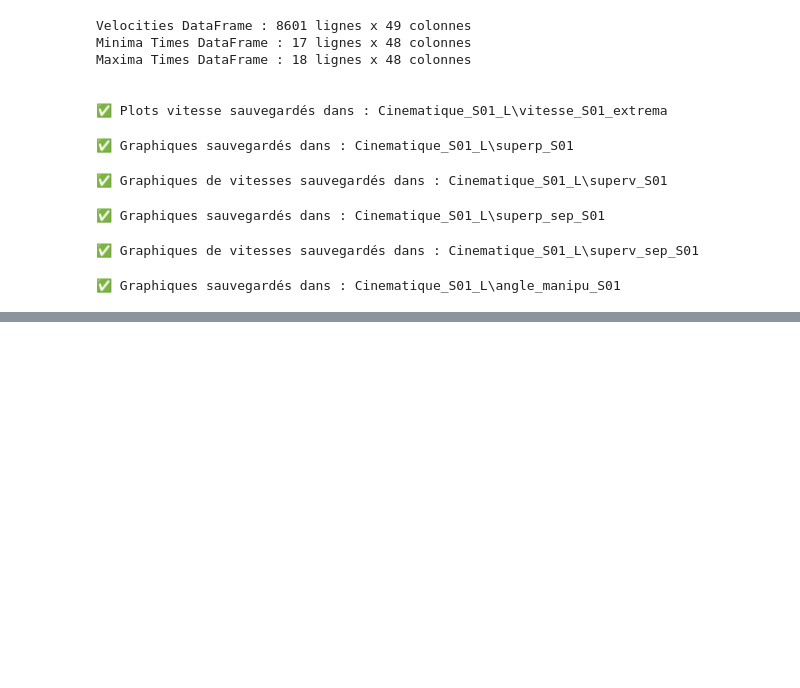
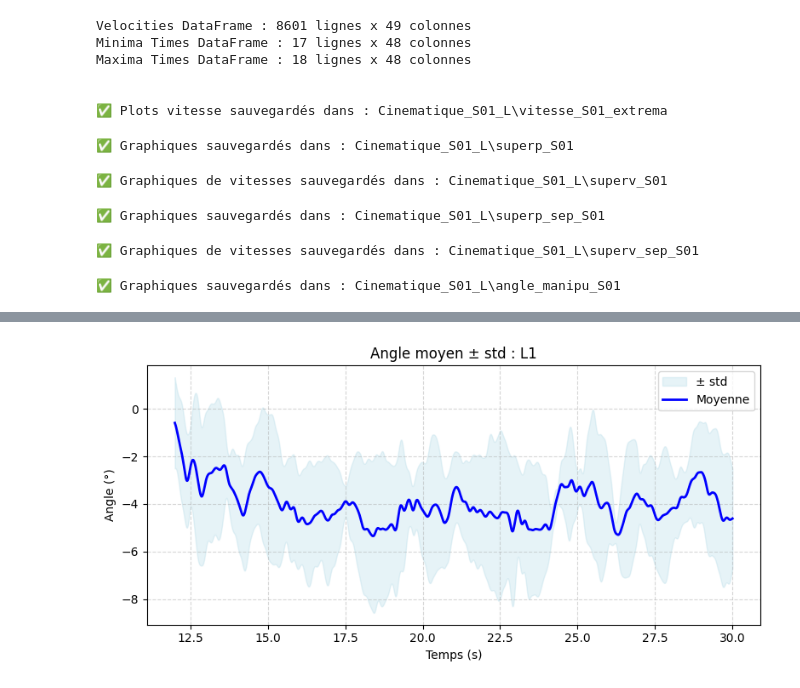
Before and after one commit to cyriac1205/Projet-4-en-G-nie-biom-dical, a Jupyter notebook: S01_L.ipynb, the cells around one changed output, grey strips where cells are left out. Cells and saved outputs as stored; diff of their text form; code cells hidden in the pictures; blank space fills up the shorter version.

```diff
--- a/S01_L.ipynb
+++ b/S01_L.ipynb
@@ -930,3 +930,84 @@ for base in bases:
 print(f"\n✅ Graphiques sauvegardés dans : {dossier_save}")
 # %% [output]
 ✅ Graphiques sauvegardés dans : Cinematique_S01_L\angle_manipu_S01
+# %%
+import numpy as np
+import pandas as pd
+import matplotlib.pyplot as plt
+import re
+
+# -----------------------
+# Définir la fenêtre de temps
+# -----------------------
+t_min_plot = 12
+t_max_plot = 30
+print(f"Fenêtre de temps pour le plot : {t_min_plot:.2f} → {t_max_plot:.2f} s")
+
+# -----------------------
+# Extraire les bases disponibles
+# -----------------------
+bases = sorted([c.split("_center")[0] for c in df_angle_base.columns if "_center_X" in c])
+
+def extract_L(base_name):
+    """Extrait L1, L2, ... du nom de base"""
+    m = re.search(r"(L\d+)", base_name)
+    return m.group(1) if m else "UNKNOWN"
+
+# -----------------------
+# Recalculer les angles dans la fenêtre de temps
+# -----------------------
+angle_dict = {}
+time_full = df_angle_base["Time"].values
+time_mask = (time_full >= t_min_plot) & (time_full <= t_max_plot)
+time_plot = time_full[time_mask]
+
+for base in bases:
+    cx = df_angle_base[f"{base}_center_X"].values[time_mask]
+    cy = df_angle_base[f"{base}_center_Y"].values[time_mask]
+    top_x = df_angle_base[f"{base}_top_X"].values[time_mask]
+    top_y = df_angle_base[f"{base}_top_Y"].values[time_mask]
+
+    vx = top_x - cx
+    vy = top_y - cy
+    angle = -np.degrees(np.arctan2(vx, vy))
+
+    angle_dict[base] = angle
+
+# -----------------------
+# Créer DataFrame long
+# -----------------------
+df_long = pd.DataFrame({
+    "Time": np.tile(time_plot, len(bases)),
+    "base": np.repeat(bases, len(time_plot)),
+    "angle": np.concatenate([angle_dict[b] for b in bases])
+})
+df_long["L"] = df_long["base"].apply(extract_L)
+
+# -----------------------
+# Moyenne et écart type par L
+# -----------------------
+df_mean_L = df_long.groupby(["Time","L"]).agg(
+    angle_mean=("angle", "mean"),
+    angle_std=("angle", "std")
+).reset_index()
+
+# -----------------------
+# Plot moyenne ± std pour chaque L
+# -----------------------
+for L in sorted(df_mean_L["L"].unique()):
+    df_L = df_mean_L[df_mean_L["L"]==L]
+    t = df_L["Time"].values
+    y = df_L["angle_mean"].values
+    y_std = df_L["angle_std"].values
+
+    plt.figure(figsize=(8,4))
+    plt.fill_between(t, y - y_std, y + y_std, color="lightblue", alpha=0.3, label="± std")
+    plt.plot(t, y, "b", lw=2, label="Moyenne")
+    plt.title(f"Angle moyen ± std : {L}")
+    plt.xlabel("Temps (s)")
+    plt.ylabel("Angle (°)")
+    plt.grid(True, linestyle="--", alpha=0.5)
+    plt.legend()
+    plt.tight_layout()
+    plt.show()
+# %% [output]
@@ -932,0 +1015 @@ print(f"\n✅ Graphiques sauvegardés dans : {dossier_save}")
+[figure, added]
```
Also changed, not shown: parts of 15 cells of this notebook, 9 other files.
